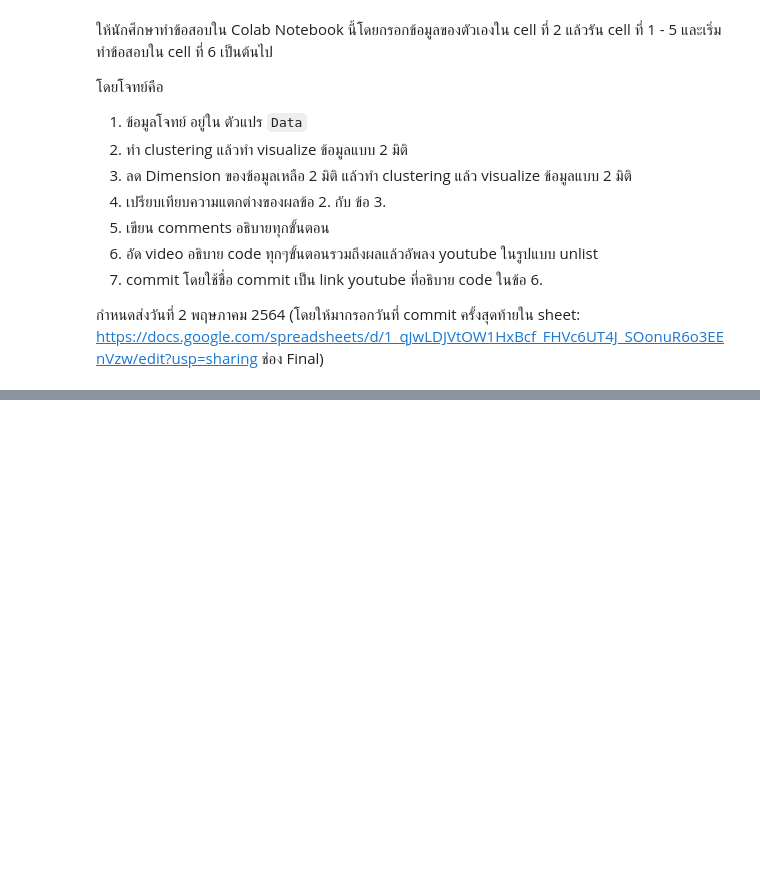
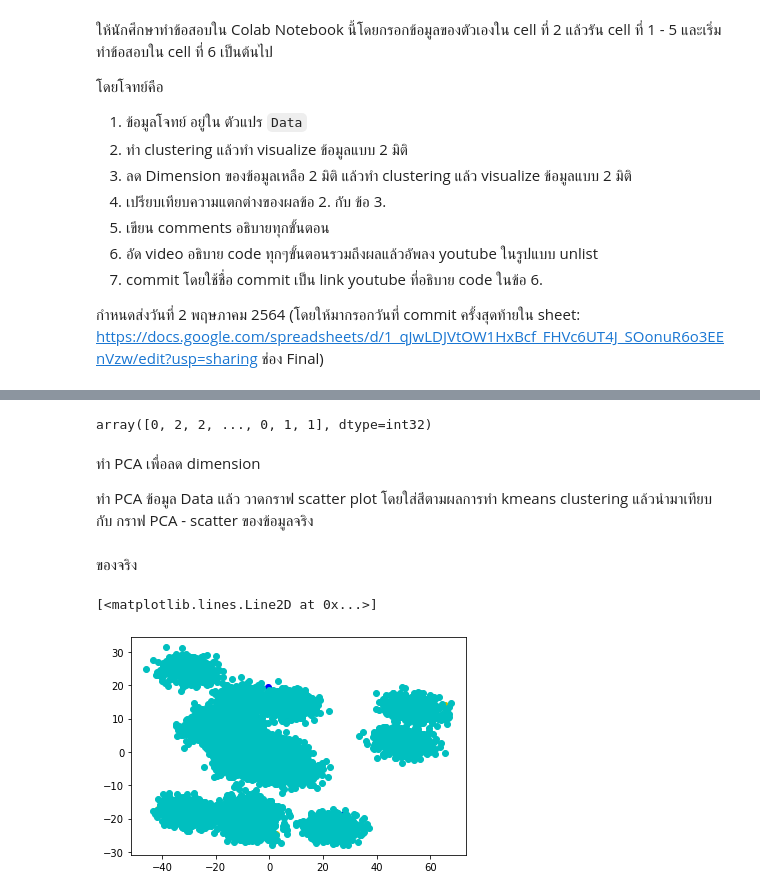
Before and after one commit to ThitiwatJtrsn/multivariate, a Jupyter notebook: Multivariate_Exam.ipynb, the cells around one changed output, grey strips where cells are left out. Drawn from its saved outputs; the diff is of its cells as text; code cells hidden in the pictures; blank space fills up the shorter version.

```diff
--- a/Multivariate_Exam.ipynb
+++ b/Multivariate_Exam.ipynb
@@ -59,0 +107,2 @@ Data
+# %%
+kmeans = KMeans(n_clusters=3, random_state=2021)
@@ -59,0 +113,2 @@ Data
+# %%
+kmeans.fit(Data)
@@ -59,0 +143,15 @@ Data
+# %%
+y = kmeans.predict(Data)
+y
+# %% [output]
+array([0, 2, 2, ..., 0, 1, 1], dtype=int32)
+# %% [markdown]
+ทำ PCA เพื่อลด dimension
+
+ทำ PCA ข้อมูล Data แล้ว วาดกราฟ scatter plot โดยใส่สีตามผลการทำ kmeans clustering แล้วนำมาเทียบกับ กราฟ PCA - scatter ของข้อมูลจริง
+# %%
+from sklearn.decomposition import PCA
+
+pca = PCA(n_components=2)
+
+new_pca = pca.fit_transform(Data)
@@ -59,0 +160,9 @@ Data
+# %% [markdown]
+ของจริง
+# %%
+plt.plot(new_pca[:50,0],new_pca[:50,1],'oy')
+plt.plot(new_pca[50:100,0],new_pca[50:100,1],'ob')
+plt.plot(new_pca[100:,0],new_pca[100:,1],'oc')
+# %% [output]
+[<matplotlib.lines.Line2D at 0x...>]
+[figure, added]
```
Also changed, not shown: parts of 48 cells of this notebook.
